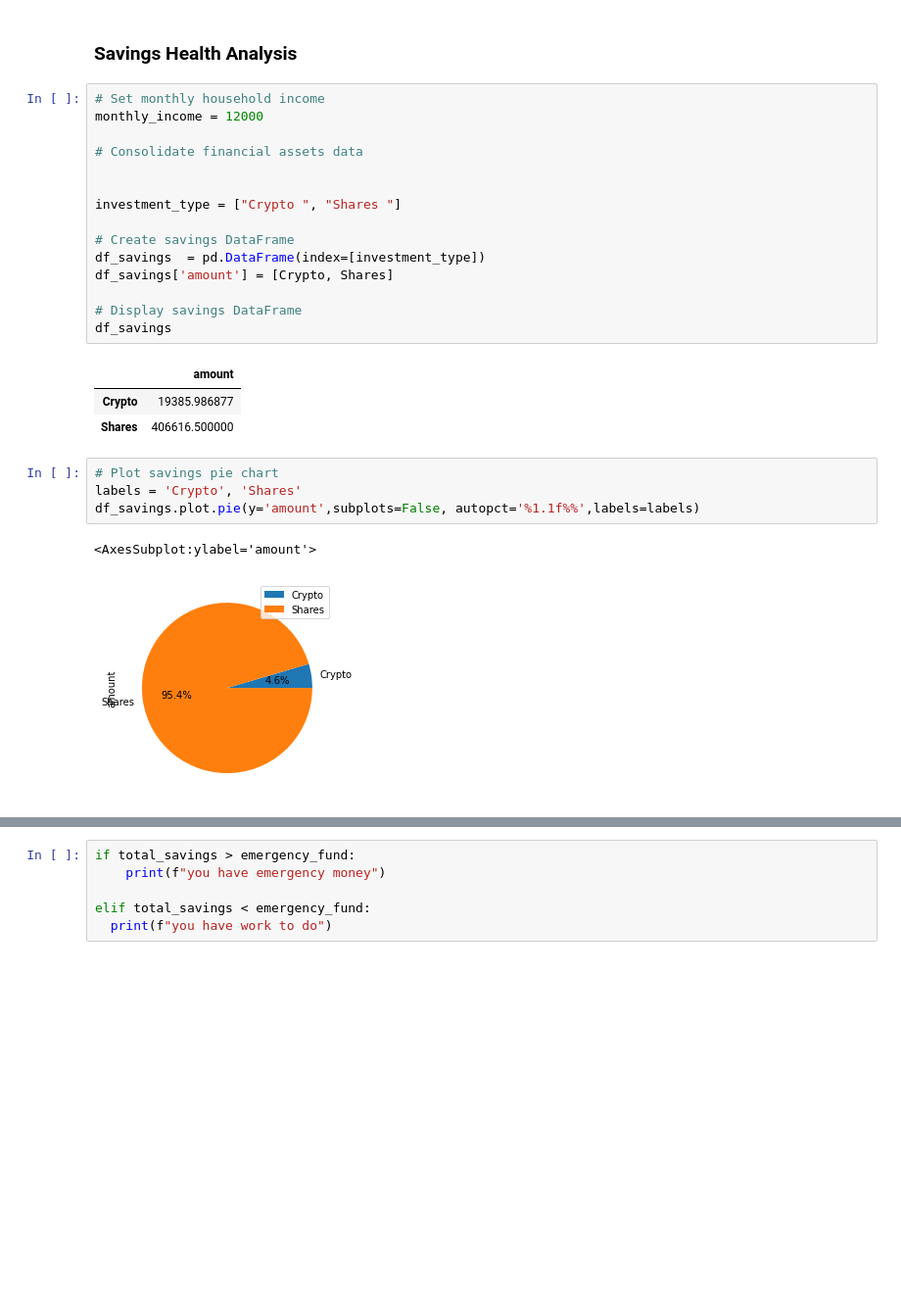
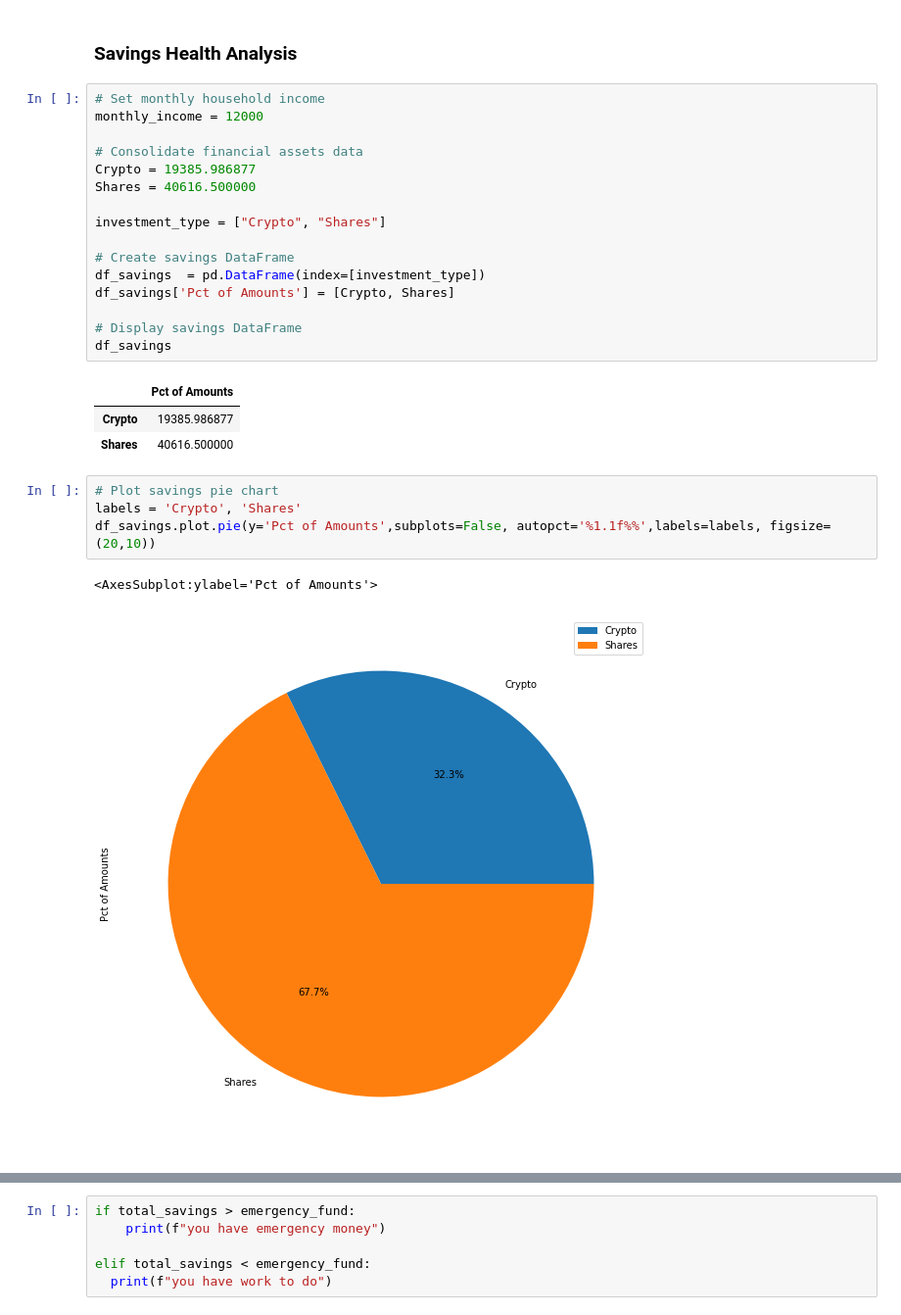
Before and after one commit to JamelBoyer/J_Boyer_Bootcamp, a Jupyter notebook: 02-Homework/05-APIs/Instructions/Starter_Code/financial-planner.ipynb, the cells around one changed output, grey strips where cells are left out. Shown at 98% size. Cells and saved outputs as stored; diff of their text form; blank space fills up the shorter version.

```diff
--- a/02-Homework/05-APIs/Instructions/Starter_Code/financial-planner.ipynb
+++ b/02-Homework/05-APIs/Instructions/Starter_Code/financial-planner.ipynb
@@ -191,27 +191,28 @@ The current value of your 200 AGG shares is $20588.00
 monthly_income = 12000
 
 # Consolidate financial assets data
+Crypto = 19385.986877
+Shares = 40616.500000
 
-
-investment_type = ["Crypto ", "Shares "]
+investment_type = ["Crypto", "Shares"]
 
 # Create savings DataFrame
 df_savings  = pd.DataFrame(index=[investment_type])
-df_savings['amount'] = [Crypto, Shares]
+df_savings['Pct of Amounts'] = [Crypto, Shares]
 
 # Display savings DataFrame
 df_savings
 # %% [output]
-|  | amount |
+|  | Pct of Amounts |
 | Crypto | 19385.986877 |
-| Shares | 406616.500000 |
+| Shares | 40616.500000 |
 # %%
 # Plot savings pie chart
 labels = 'Crypto', 'Shares'
-df_savings.plot.pie(y='amount',subplots=False, autopct='%1.1f%%',labels=labels)
+df_savings.plot.pie(y='Pct of Amounts',subplots=False, autopct='%1.1f%%',labels=labels, figsize=(20,10))
 # %% [output]
-<AxesSubplot:ylabel='amount'>
+<AxesSubplot:ylabel='Pct of Amounts'>
-[figure, old version]
+[figure, new version]
 # %%
 # Set ideal emergency fund
 emergency_fund = monthly_income * 3
```
Also changed, not shown: parts of 20 cells of this notebook.
